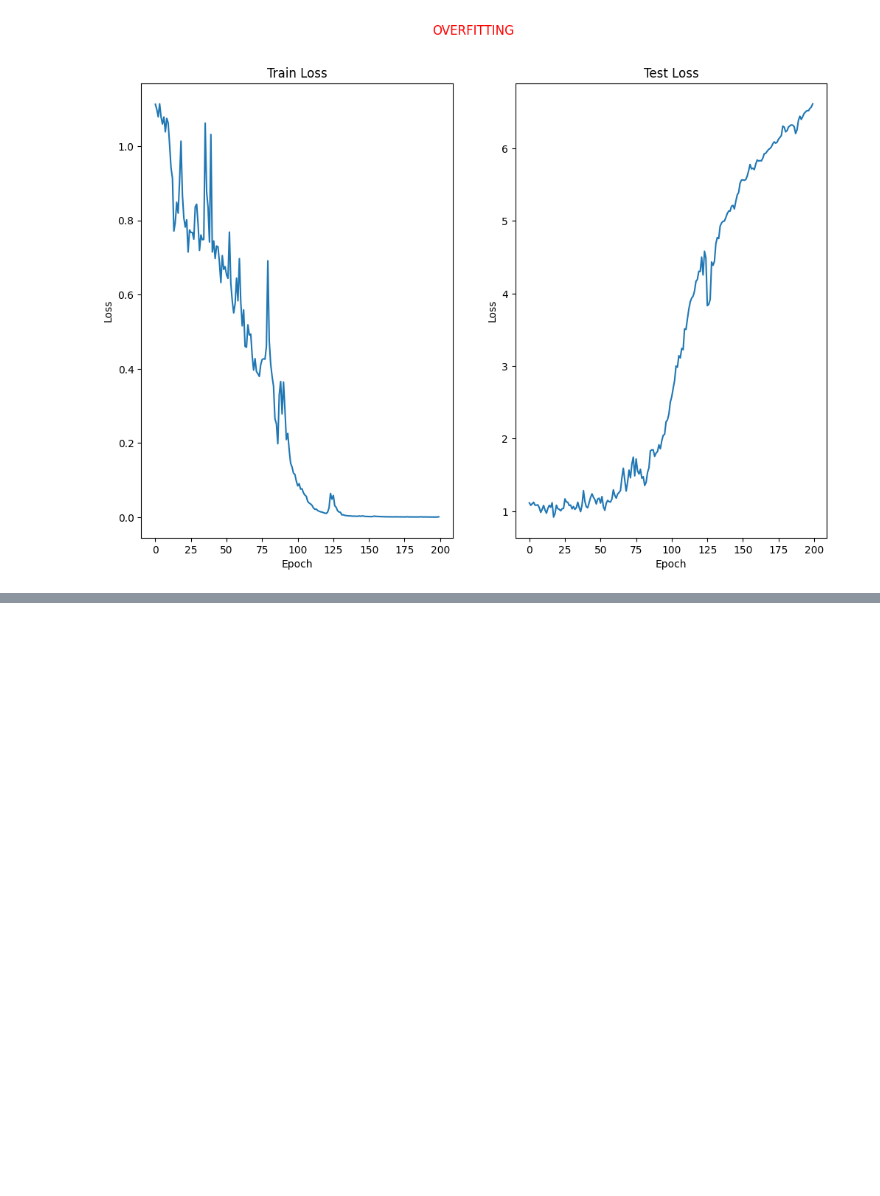
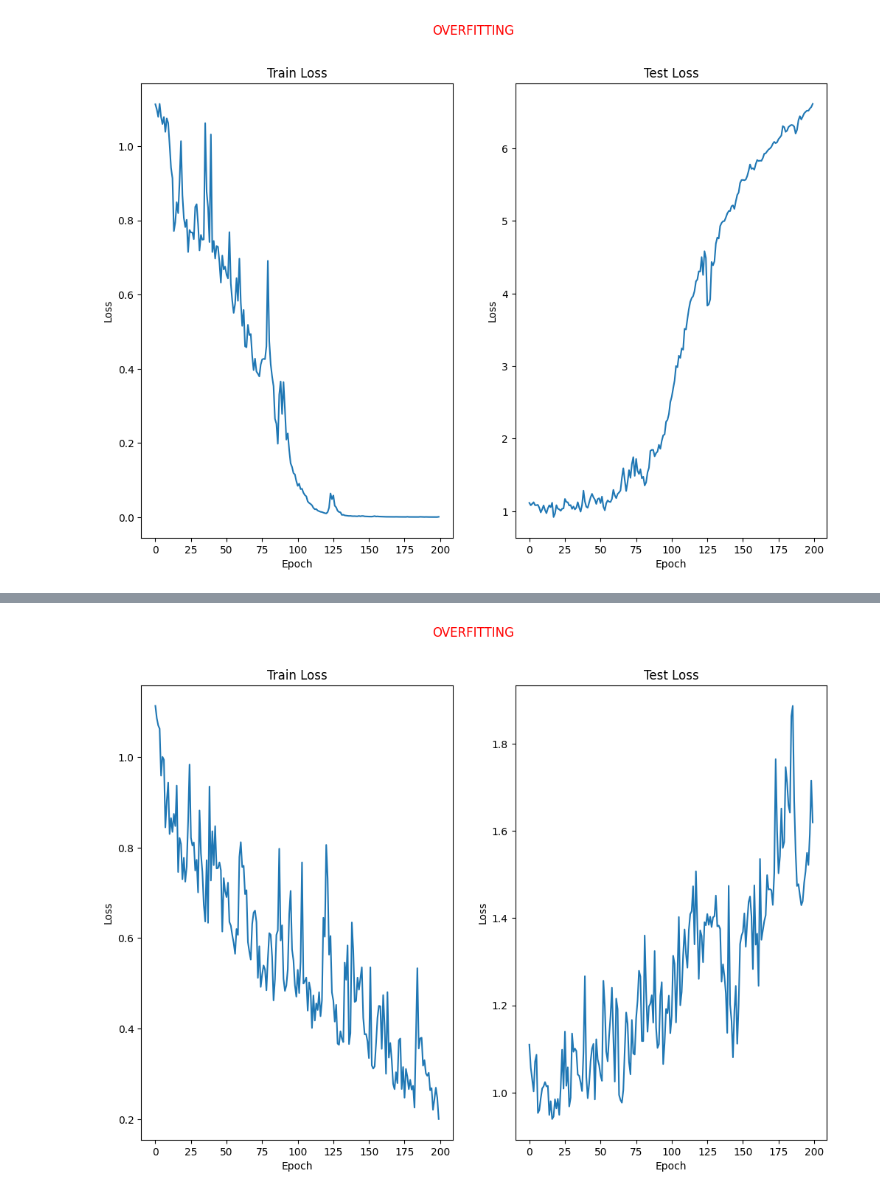
Before and after one commit to maxcol01/PyTorch_ZTM, a Jupyter notebook: Learning_PyTorch/04_PyTorch_Custom_Datasets.ipynb, the cells around one changed output, grey strips where cells are left out. Drawn from its saved outputs; the diff is of its cells as text; code cells hidden in the pictures; blank space fills up the shorter version.

Commit message:
trying the data augmentation

```diff
--- a/Learning_PyTorch/04_PyTorch_Custom_Datasets.ipynb
+++ b/Learning_PyTorch/04_PyTorch_Custom_Datasets.ipynb
@@ -541,0 +544,33 @@ _ = plt.suptitle("OVERFITTING", color="r")
+# %%
+train_transform_augmented = transforms.Compose([
+    transforms.Resize((64, 64)),
+    transforms.RandomHorizontalFlip(p=0.5),
+    transforms.RandomRotation(degrees=15),
+    transforms.ColorJitter(brightness=0.2, contrast=0.2, saturation=0.2),
+    transforms.ToTensor()
+])
+
+test_transform_augmented = transforms.Compose([
+    transforms.Resize(size=(64,64)),
+    transforms.ToTensor()
+])
+# %%
+train_dataset_augmented = datasets.ImageFolder(root=train_dir, transform=train_transform_augmented)
+test_dataset_augmented = datasets.ImageFolder(root=test_dir, transform=test_transform_augmented)
+# %%
+train_loader_augmented = DataLoader(dataset=train_dataset_augmented,
+                                    batch_size=32,
+                                    shuffle=True,
+                                    num_workers=os.cpu_count()-4,
+                                    persistent_workers=True,
+                                    prefetch_factor=2)
+test_loader_augmented = DataLoader(dataset=test_dataset_augmented,
+                                   batch_size=32,
+                                   shuffle = False,
+                                   persistent_workers=True,
+                                   num_workers= os.cpu_count()-4,
+                                   prefetch_factor=2)
+# %%
+model1 = TinyVGG(input_shape=3, hidden_units=10, output_shape=3).to(device)
+optimizer = opt.Adam(lr=0.001, params=model1.parameters())
+criterion = nn.CrossEntropyLoss()
@@ -541,0 +636,14 @@ _ = plt.suptitle("OVERFITTING", color="r")
+# %%
+# plot the losses
+fig, ax = plt.subplots(nrows=1, ncols=2, figsize=(12,8))
+sets = ["Train", "Test"]
+losses = [losses_train, losses_test]
+for i, set_ in enumerate(sets):
+    ax[i].plot(range(len(losses_train)), losses[i])
+    ax[i].set_title(f"{set_} Loss")
+    ax[i].set_xlabel("Epoch")
+    ax[i].set_ylabel("Loss")
+
+_ = plt.suptitle("OVERFITTING", color="r")
+# %% [output]
+[figure, added]
```
Also changed, not shown: parts of 3 cells of this notebook.
